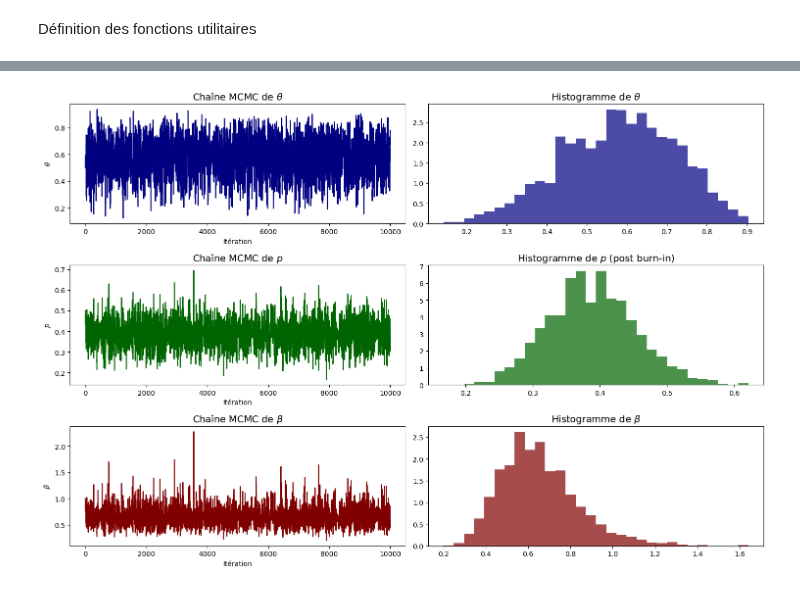
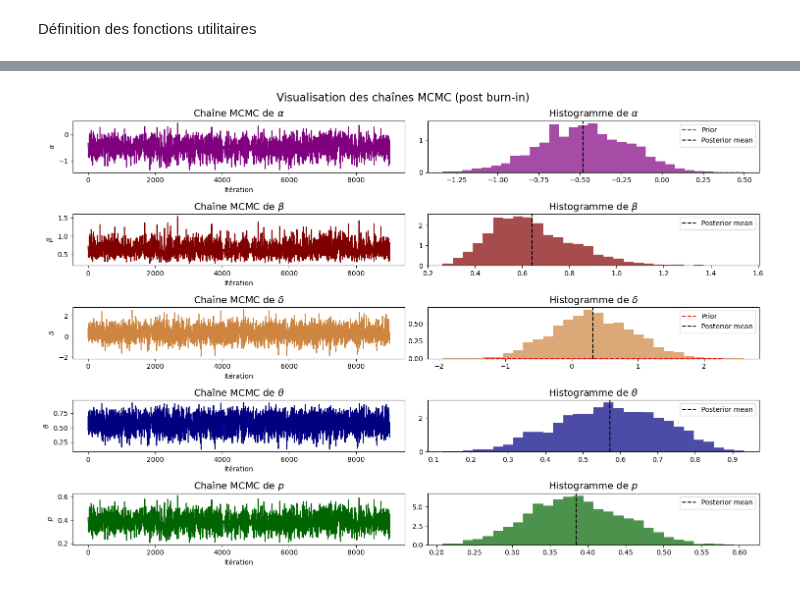
Before and after one commit to noesauze/Bayes_heart_mixture_model, a Jupyter notebook: projetBAYES_heart.ipynb, the cells around one changed output, grey strips where cells are left out. Saved outputs shown, nothing was run; the diff lists cells and outputs as text; code cells hidden in the pictures.

Commit message:
affichage des prior et moyennes dans le graphique

```diff
--- a/projetBAYES_heart.ipynb
+++ b/projetBAYES_heart.ipynb
@@ -141,14 +147,10 @@ def heart_mixture_sampler(n_iter,x,y,T) :
 # %%
-n_iter = 10000
-results = heart_mixture_sampler(n_iter, x, y, T)
-
-
-# Extraction des résultats
-alpha_chain = results['alpha_chain']
-delta_chain = results['delta_chain']
-beta_chain = results['beta_chain']
-p_chain = results['p_chain']
-theta_chain = results['theta_chain']
+# Extraction des résultats et suppression phase de burn-in
+alpha_chain = results['alpha_chain'][1000:]
+delta_chain = results['delta_chain'][1000:]
+beta_chain = results['beta_chain'][1000:]
+p_chain = results['p_chain'][1000:]
+theta_chain = results['theta_chain'][1000:]
 acceptance_ratio_alpha = results['acceptance_ratio_alpha']
 acceptance_ratio_delta = results['acceptance_ratio_delta']
 
@@ -157,34 +159,65 @@ print(f"Taux d'acceptation moyen (alpha): {np.mean(acceptance_ratio_alpha):.3f}"
 print(f"Taux d'acceptation moyen (delta): {np.mean(acceptance_ratio_delta):.3f}")
 
 # Visualisation des chaînes MCMC (p, theta, beta)
-fig, axes = plt.subplots(3, 2, figsize=(15, 10))
+fig, axes = plt.subplots(5, 2, figsize=(15, 10))
+fig.suptitle('Visualisation des chaînes MCMC (post burn-in)', fontsize=16)
+
+# Chaîne de alpha
+axes[0,0].plot(alpha_chain, color='purple')
+axes[0,0].set_title(r'Chaîne MCMC de $\alpha$', fontsize=14)
+axes[0,0].set_xlabel('Itération')
+axes[0,0].set_ylabel(r'$\alpha$')
+
+axes[0,1].hist(alpha_chain, bins=30, density=True, color='purple', alpha=0.7)
+axes[0,1].plot(np.linspace(-1.30, 0.5, 1000), norm.pdf(np.linspace(-1.30, 0.5, 1000), 0, 1000), color='green', linestyle='dashed', label='Prior')
+axes[0,1].axvline(np.mean(alpha_chain), color='black', linestyle='--', label='Posterior mean')
+axes[0,1].legend()
+axes[0,1].set_title(r'Histogramme de $\alpha$', fontsize=14)
+
+# Chaîne de beta
+axes[1,0].plot(beta_chain, color='maroon')
+axes[1,0].set_title(r'Chaîne MCMC de $\beta$', fontsize=14)
+axes[1,0].set_xlabel('Itération')
+axes[1,0].set_ylabel(r'$\beta$')
+
+axes[1,1].hist(beta_chain, bins=30, density=True, color='maroon', alpha=0.7)
+axes[1,1].axvline(np.mean(beta_chain), color='black', linestyle='--', label='Posterior mean')
+axes[1,1].legend()
+axes[1,1].set_title(r'Histogramme de $\beta$', fontsize=14)
+
+# Chaîne de delta
+axes[2,0].plot(delta_chain, color='peru')
+axes[2,0].set_title(r'Chaîne MCMC de $\delta$', fontsize=14)
+axes[2,0].set_xlabel('Itération')
+axes[2,0].set_ylabel(r'$\delta$')
+
+axes[2,1].hist(delta_chain, bins=30, density=True, color='peru', alpha=0.7)
+axes[2,1].plot(np.linspace(-1.30, 2.3, 1000), norm.pdf(np.linspace(-1.30, 2.3, 1000), 0, 1000), color='red', linestyle='--', label='Prior')
+axes[2,1].axvline(np.mean(delta_chain), color='black', linestyle='--', label='Posterior mean')
+axes[2,1].legend()
+axes[2,1].set_title(r'Histogramme de $\delta$', fontsize=14)
 
 # Chaîne de theta
-axes[0,0].plot(theta_chain, color='navy')
-axes[0,0].set_title(r'Chaîne MCMC de $\theta$', fontsize=14)
-axes[0,0].set_xlabel('Itération')
-axes[0,0].set_ylabel(r'$\theta$')
+axes[3,0].plot(theta_chain, color='navy')
+axes[3,0].set_title(r'Chaîne MCMC de $\theta$', fontsize=14)
+axes[3,0].set_xlabel('Itération')
+axes[3,0].set_ylabel(r'$\theta$')
 
-axes[0,1].hist(theta_chain[int(n_iter/2):], bins=30, density=True, color='navy', alpha=0.7)
-axes[0,1].set_title(r'Histogramme de $\theta$', fontsize=14)
+axes[3,1].hist(theta_chain, bins=30, density=True, color='navy', alpha=0.7)
+axes[3,1].axvline(np.mean(theta_chain), color='black', linestyle='--', label='Posterior mean')
+axes[3,1].legend()
+axes[3,1].set_title(r'Histogramme de $\theta$', fontsize=14)
 
 # Chaîne de p
-axes[1,0].plot(p_chain, color='darkgreen')
-axes[1,0].set_title(r'Chaîne MCMC de $p$', fontsize=14)
-axes[1,0].set_xlabel('Itération')
-axes[1,0].set_ylabel(r'$p$')
+axes[4,0].plot(p_chain, color='darkgreen')
+axes[4,0].set_title(r'Chaîne MCMC de $p$', fontsize=14)
+axes[4,0].set_xlabel('Itération')
+axes[4,0].set_ylabel(r'$p$')
 
-axes[1,1].hist(p_chain[int(n_iter/2):], bins=30, density=True, color='darkgreen', alpha=0.7)
-axes[1,1].set_title(r'Histogramme de $p$ (post burn-in)', fontsize=14)
-
-# Chaîne de beta
-axes[2,0].plot(beta_chain, color='maroon')
-axes[2,0].set_title(r'Chaîne MCMC de $\beta$', fontsize=14)
-axes[2,0].set_xlabel('Itération')
-axes[2,0].set_ylabel(r'$\beta$')
-
-axes[2,1].hist(beta_chain[int(n_iter/2):], bins=30, density=True, color='maroon', alpha=0.7)
-axes[2,1].set_title(r'Histogramme de $\beta$', fontsize=14)
+axes[4,1].hist(p_chain, bins=30, density=True, color='darkgreen', alpha=0.7)
+axes[4,1].axvline(np.mean(p_chain), color='black', linestyle='--', label='Posterior mean')
+axes[4,1].legend()
+axes[4,1].set_title(r'Histogramme de $p$', fontsize=14)
 
 plt.tight_layout()
 plt.show()
@@ -194 +227 @@ Taux d'acceptation moyen (delta): 0.442
-[figure, old version]
+[figure, new version]
```
Also changed, not shown: parts of 9 cells of this notebook.
